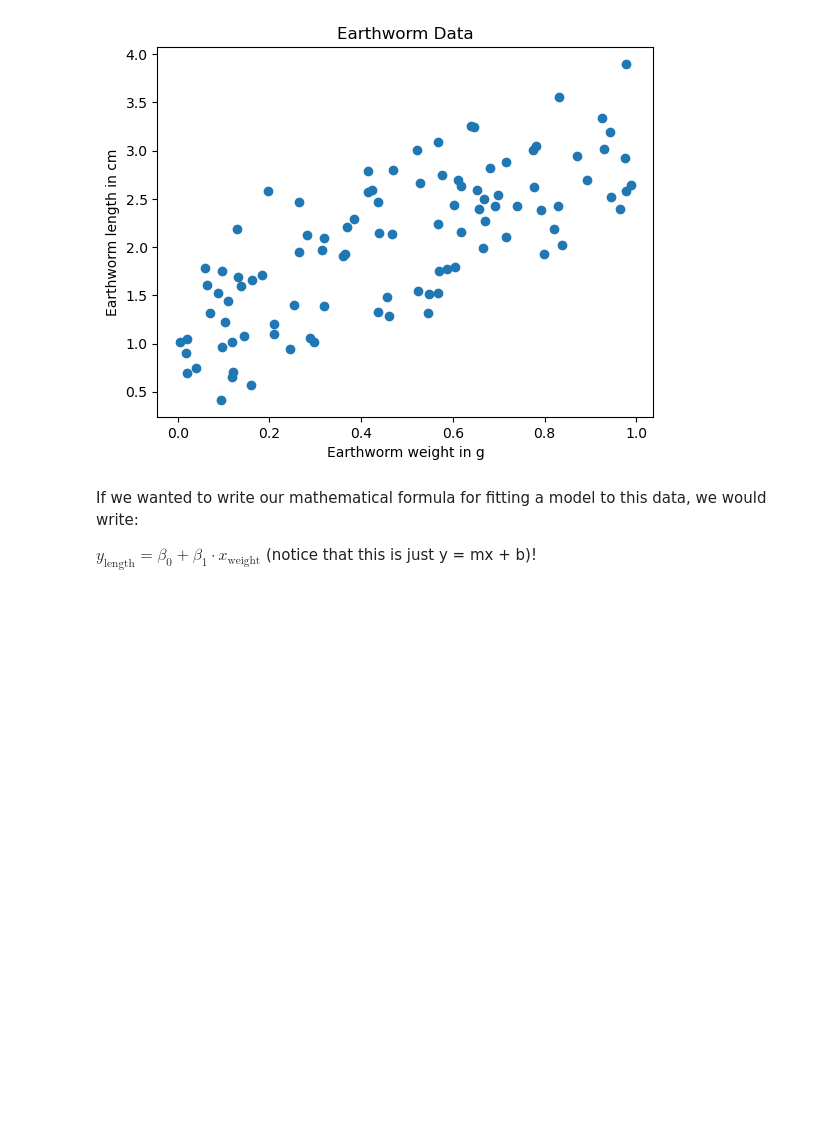
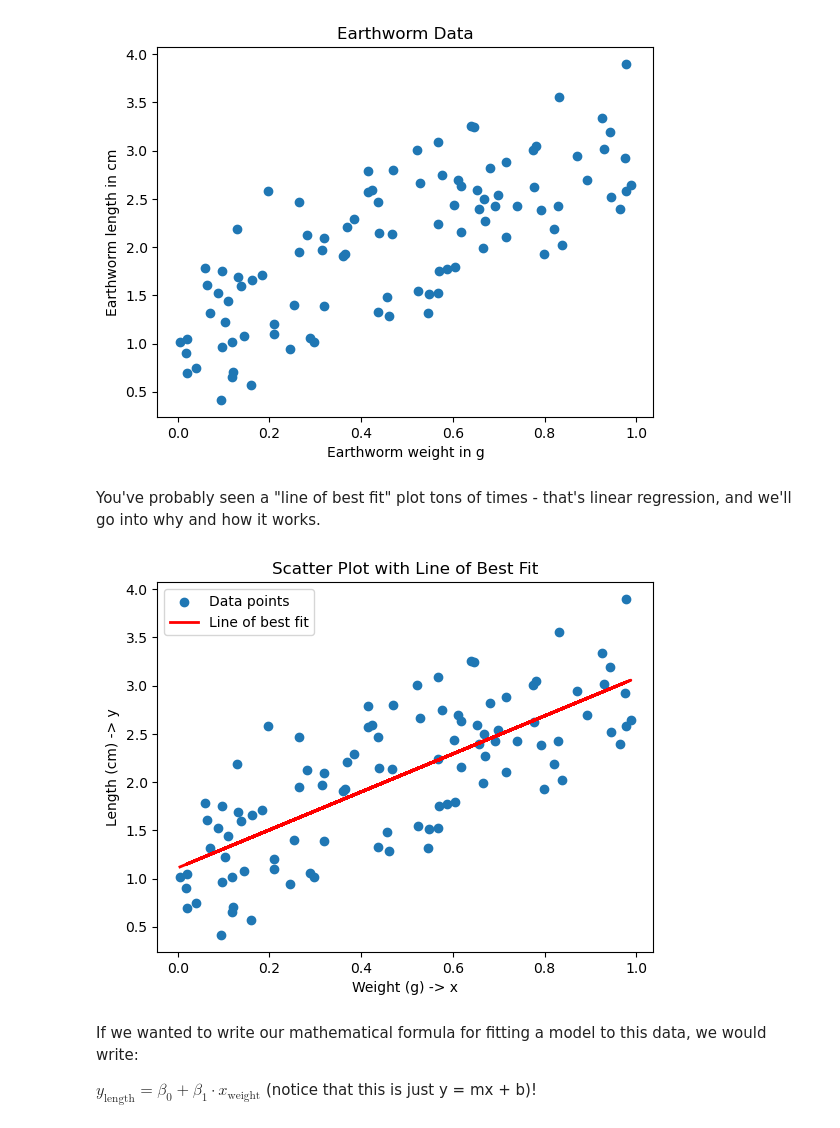
Before and after one commit to WayneBonnett/ml_crash_course, a Jupyter notebook: crash_course.ipynb, the cells around one changed output. Drawn from its saved outputs; the diff is of its cells as text; code cells hidden in the pictures; blank space fills up the shorter version.

```diff
--- a/crash_course.ipynb
+++ b/crash_course.ipynb
@@ -123,6 +146,24 @@ plt.ylabel("Earthworm length in cm")
 plt.show()
 # %% [output]
 [figure]
+# %% [markdown]
+You've probably seen a "line of best fit" plot tons of times - that's linear regression, and we'll go into why and how it works.
+# %%
+# find line of best fit
+model = LinearRegression()
+model.fit(x, y)
+y_pred = model.predict(x)
+
+# Plot data and line of best fit
+plt.scatter(x, y, label='Data points')
+plt.plot(x, y_pred, color='red', linewidth=2, label='Line of best fit')
+plt.xlabel('Weight (g) -> x')
+plt.ylabel('Length (cm) -> y')
+plt.title('Scatter Plot with Line of Best Fit')
+plt.legend()
+plt.show()
+# %% [output]
+[figure, added]
 # %% [markdown]
 If we wanted to write our mathematical formula for fitting a model to this data, we would write:
 
```
Also changed, not shown: parts of 22 cells of this notebook.
